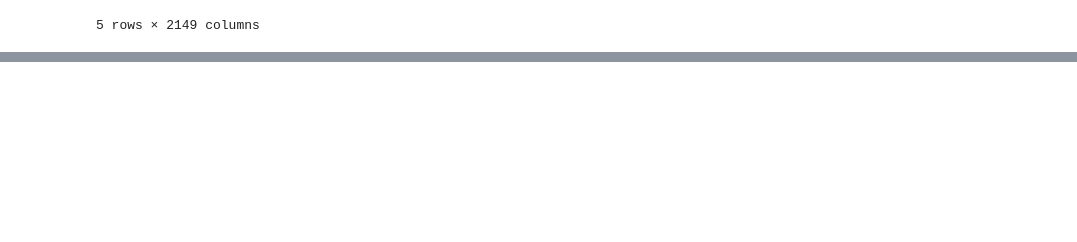
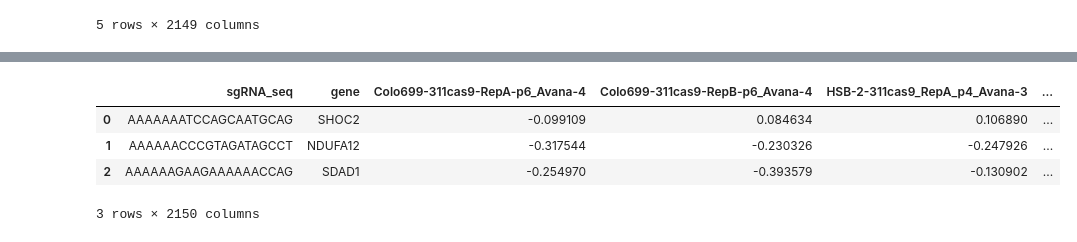
Before and after one commit to nimafakouri/crispr-ml-hitcalling, a Jupyter notebook: notebooks/02_rpm_exploration.ipynb, the cells around one changed output, grey strips where cells are left out. Cells and saved outputs as stored; diff of their text form; code cells hidden in the pictures; blank space fills up the shorter version.

```diff
--- a/notebooks/02_rpm_exploration.ipynb
+++ b/notebooks/02_rpm_exploration.ipynb
@@ -14,0 +51,9 @@ screen_rpm_df.head()
+# %%
+log2_gene_mapped_df = pd.read_csv("/Volumes/nimas_usb/project_data_repo/crispr_ai_ml/data/processed/phase3_inputs/screen_log2fc_vs_pdna_gene_mapped.csv")
+log2_gene_mapped_df.head(3)
+# %% [output]
+|  | sgRNA_seq | gene | Colo699-311cas9-RepA-p6_Avana-4 | Colo699-311cas9-RepB-p6_Avana-4 | HSB-2-311cas9_RepA_p4_Avana-3 | ... |
+| 0 | AAAAAAATCCAGCAATGCAG | SHOC2 | -0.099109 | 0.084634 | 0.106890 | ... |
+| 1 | AAAAAACCCGTAGATAGCCT | NDUFA12 | -0.317544 | -0.230326 | -0.247926 | ... |
+| 2 | AAAAAAGAAGAAAAAACCAG | SDAD1 | -0.254970 | -0.393579 | -0.130902 | ... |
+3 rows × 2150 columns
```
Also changed, not shown: parts of 9 cells of this notebook, 2 other files.
